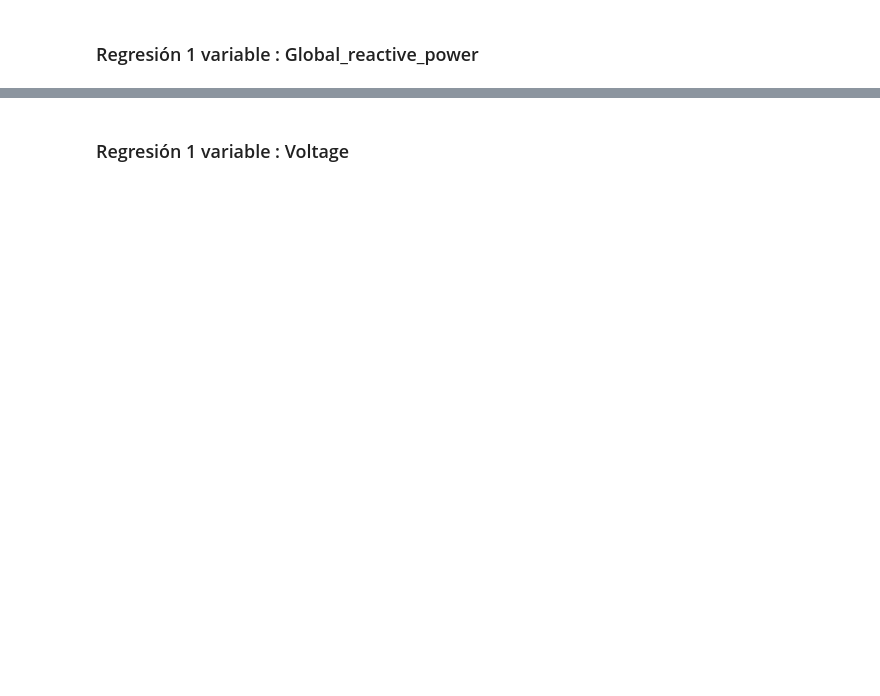
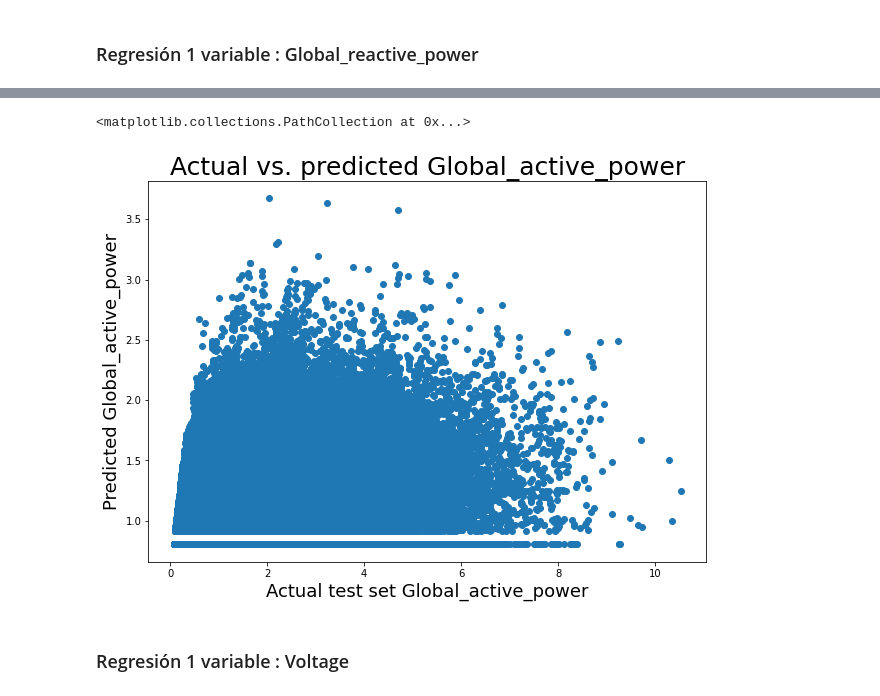
Before and after one commit to Cristianperezd/Machine-Learning---Practica-1, a Jupyter notebook: Práctica 1.ipynb, the cells around one changed output, grey strips where cells are left out. Cells and saved outputs as stored; diff of their text form; code cells hidden in the pictures; blank space fills up the shorter version.

```diff
--- a/Práctica 1.ipynb
+++ b/Práctica 1.ipynb
@@ -379,6 +401,15 @@ Sumatori d'error en el split de test 432312.3282695717
 R-squared test:
 R-squared value of this fit: 0.062
 'plt.figure(figsize=(10,7))\nplt.title("Actual vs. predicted house prices",fontsize=25)\nplt.xlabel("Actual test set house prices",fontsize=18)\nplt.ylabel("Predicted house prices", fontsize=18)\nplt. ...
+# %%
+plt.figure(figsize=(10,7))
+plt.title("Actual vs. predicted Global_active_power",fontsize=25)
+plt.xlabel("Actual test set Global_active_power",fontsize=18)
+plt.ylabel("Predicted Global_active_power", fontsize=18)
+plt.scatter(x=y_test,y=predictions)
+# %% [output]
+<matplotlib.collections.PathCollection at 0x...>
+[figure, added]
 # %% [markdown]
 ### Regresión 1 variable : Voltage
 # %%
```
Also changed, not shown: parts of 33 cells of this notebook, 3 other files.
